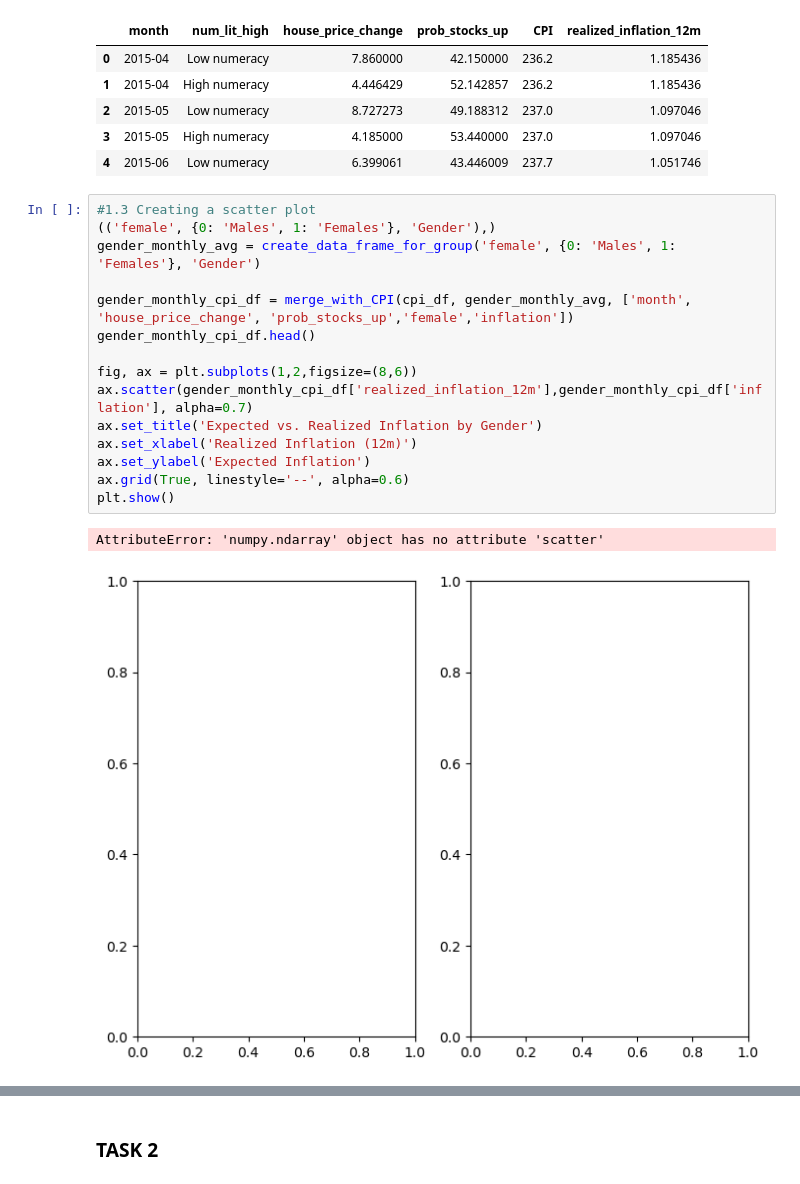
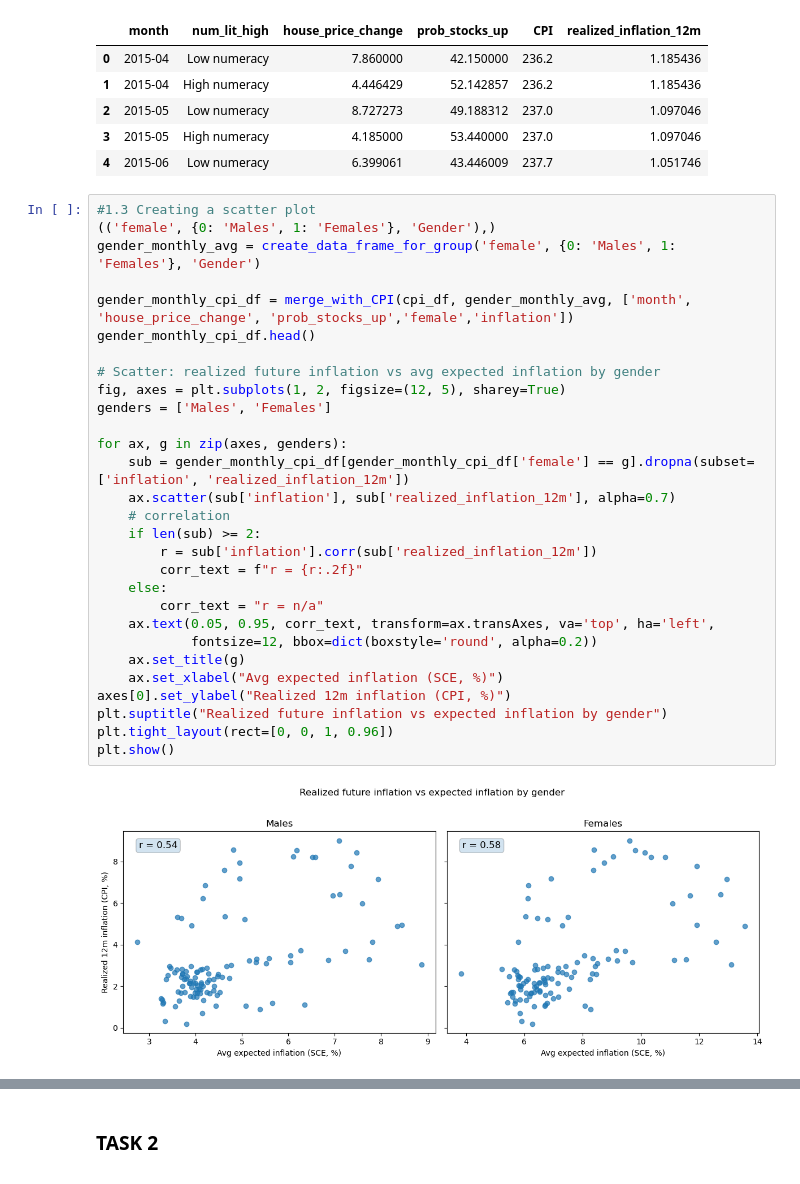
Before and after one commit to David01-234/Team-DVD, a Jupyter notebook: Term_paper.ipynb, the cells around one changed output, grey strips where cells are left out. Drawn from its saved outputs; the diff is of its cells as text.

```diff
--- a/Term_paper.ipynb
+++ b/Term_paper.ipynb
@@ -379,18 +380,31 @@ numeracy_monthly_cpi_df.head()
 # %%
 #1.3 Creating a scatter plot
 (('female', {0: 'Males', 1: 'Females'}, 'Gender'),)
 gender_monthly_avg = create_data_frame_for_group('female', {0: 'Males', 1: 'Females'}, 'Gender')
 
 gender_monthly_cpi_df = merge_with_CPI(cpi_df, gender_monthly_avg, ['month', 'house_price_change', 'prob_stocks_up','female','inflation'])
 gender_monthly_cpi_df.head()
 
-fig, ax = plt.subplots(1,2,figsize=(8,6))
-ax.scatter(gender_monthly_cpi_df['realized_inflation_12m'],gender_monthly_cpi_df['inflation'], alpha=0.7)
-ax.set_title('Expected vs. Realized Inflation by Gender')
-ax.set_xlabel('Realized Inflation (12m)')
-ax.set_ylabel('Expected Inflation')
-ax.grid(True, linestyle='--', alpha=0.6)
+# Scatter: realized future inflation vs avg expected inflation by gender
+fig, axes = plt.subplots(1, 2, figsize=(12, 5), sharey=True)
+genders = ['Males', 'Females']
+
+for ax, g in zip(axes, genders):
+    sub = gender_monthly_cpi_df[gender_monthly_cpi_df['female'] == g].dropna(subset=['inflation', 'realized_inflation_12m'])
+    ax.scatter(sub['inflation'], sub['realized_inflation_12m'], alpha=0.7)
+    # correlation
+    if len(sub) >= 2:
+        r = sub['inflation'].corr(sub['realized_inflation_12m'])
+        corr_text = f"r = {r:.2f}"
+    else:
+        corr_text = "r = n/a"
+    ax.text(0.05, 0.95, corr_text, transform=ax.transAxes, va='top', ha='left',
+            fontsize=12, bbox=dict(boxstyle='round', alpha=0.2))
+    ax.set_title(g)
+    ax.set_xlabel("Avg expected inflation (SCE, %)")
+axes[0].set_ylabel("Realized 12m inflation (CPI, %)")
+plt.suptitle("Realized future inflation vs expected inflation by gender")
+plt.tight_layout(rect=[0, 0, 1, 0.96])
 plt.show()
 # %% [output]
-AttributeError: 'numpy.ndarray' object has no attribute 'scatter'
-[figure, old version]
+[figure, new version]
```
Also changed, not shown: parts of 4 cells of this notebook.
